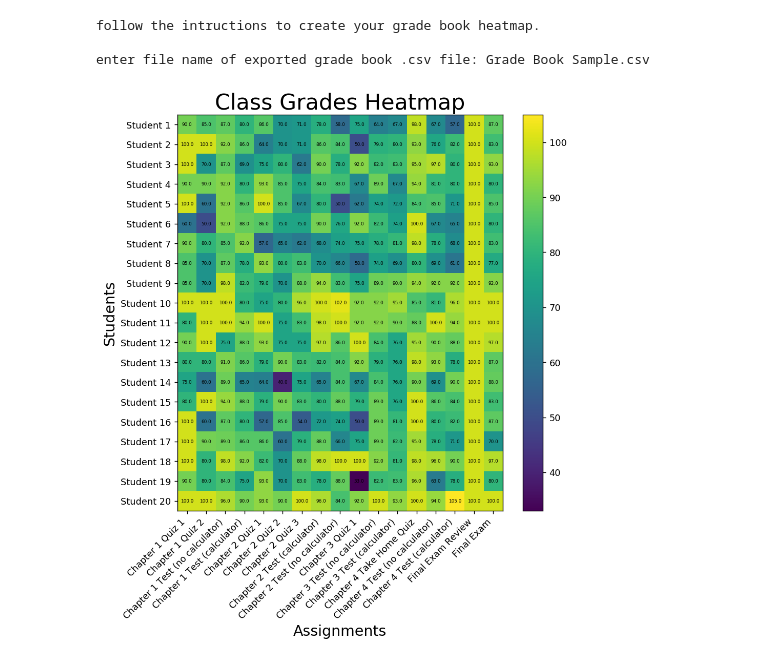
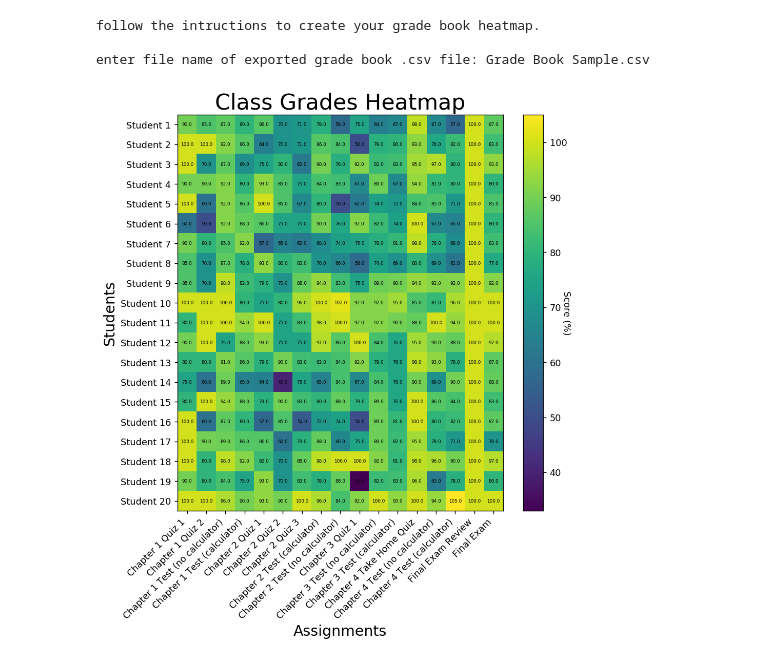
Before and after one commit to gabrown08/Class-Grades-Heatmap, a Jupyter notebook: Class Grades Heatmap.ipynb, the cells around one changed output. Drawn from its saved outputs; the diff is of its cells as text; code cells hidden in the pictures.

```diff
--- a/Class Grades Heatmap.ipynb
+++ b/Class Grades Heatmap.ipynb
@@ -55,31 +55,32 @@ for i in range(len(gradebook)):
 
 #create plot
 fig, ax = plt.subplots(figsize = (8, 8), dpi=128)
 im = ax.imshow(gradebook, aspect='auto')
 
 #format plot
 #fig.suptitle(title, fontsize=16)
 ax.set_title("Class Grades Heatmap", fontsize=24)
 ax.set_ylabel("Students", fontsize=16)
 ax.set_yticks(range(len(students)))
 ax.set_yticklabels(students)
 ax.set_xlabel("Assignments", fontsize=16)
 ax.set_xticks(range(len(totals)))
 ax.set_xticklabels(assignments)
 plt.setp(ax.get_xticklabels(), rotation=45, ha="right", )
 
 #create colorbar
 colorbar = ax.figure.colorbar(im, ax=ax)
+colorbar.ax.set_ylabel("Score (%)", rotation=-90)
 
 #display % for each entry
 for i in range(len(gradebook)):
     for j in range(len(totals)):
         text = ax.text(j, i, gradebook[i][j], ha="center", va="center", size=5, color="k")
 
 #show plot
 plt.show()
 # %% [output]
 follow the intructions to create your grade book heatmap.
 
 enter file name of exported grade book .csv file: Grade Book Sample.csv
-[figure, old version]
+[figure, new version]
```
